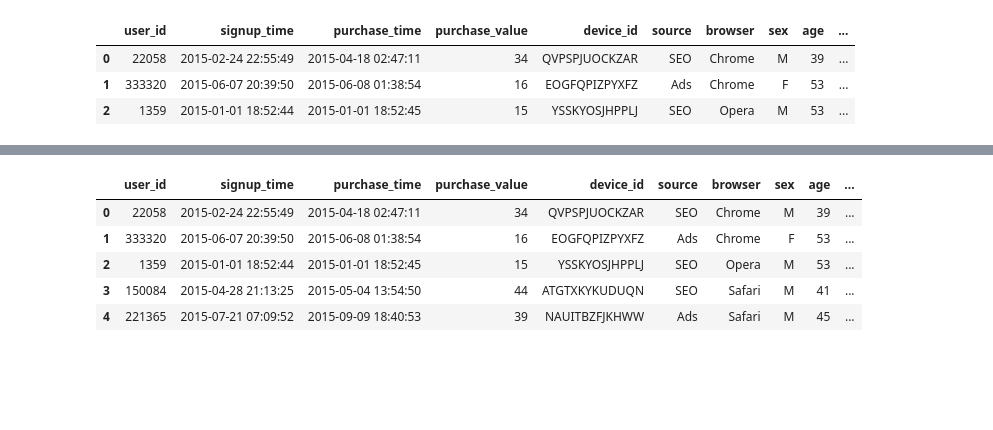
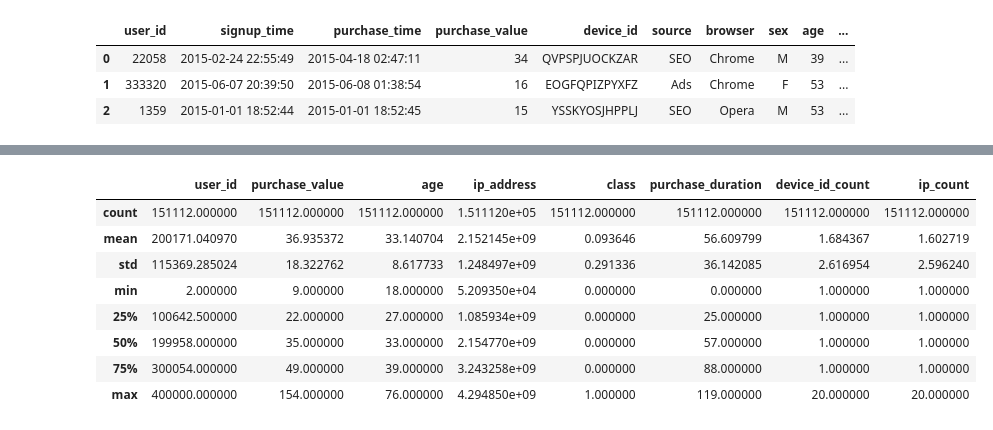
Before and after one commit to fdas3213/data-challenges, a Jupyter notebook: fraudulant activity/fraudulant activity.ipynb, the cells around one changed output, grey strips where cells are left out. Cells and saved outputs as stored; diff of their text form; code cells hidden in the pictures; blank space fills up the shorter version.

```diff
--- a/fraudulant activity/fraudulant activity.ipynb
+++ b/fraudulant activity/fraudulant activity.ipynb
@@ -38,3 +40,12 @@ class  has: 0.0% null values
+# %%
+user['country'] = user['ip_address'].map(lambda val: country.loc[(country.lower_bound_ip_address < val) & \
+                                                    (country.upper_bound_ip_address > val), 'country'].values)
+user['country'] = user['country'].map(lambda row: row[0] if len(row) > 0 else '')
+# %%
+#create a new feature purchase duration = purchase_time - signup_time in days
+user['signup_time'] = user['signup_time'].apply(lambda row: datetime.strptime(row, "%Y-%m-%d %H:%M:%S"))
+user['purchase_time'] = user['purchase_time'].apply(lambda row: datetime.strptime(row, "%Y-%m-%d %H:%M:%S"))
+user['purchase_duration'] = user.apply(lambda x: (x['purchase_time'].to_pydatetime() - x['signup_time'].to_pydatetime()).days, axis = 1)
 # %%
 user.head(3)
 # %% [output]
@@ -53,0 +56,8 @@ KeyboardInterrupt:
+# %%
+#add these two columns 'device_id_count' and 'ip_count'
+device = user.groupby(['device_id'])['user_id'].count().reset_index(name = 'device_id_count')
+ip = user.groupby(['ip_address'])['user_id'].count().reset_index(name = 'ip_count')
+# %%
+user = pd.merge(user, device, how = 'inner', on = 'device_id')
+user = pd.merge(user, ip, how = 'inner', on = 'ip_address')
+user.head()
@@ -54,9 +91,12 @@ KeyboardInterrupt:
 # %%
-user.head()
+user.describe()
 # %% [output]
-|  | user_id | signup_time | purchase_time | purchase_value | device_id | source | browser | sex | age | ... |
-| 0 | 22058 | 2015-02-24 22:55:49 | 2015-04-18 02:47:11 | 34 | QVPSPJUOCKZAR | SEO | Chrome | M | 39 | ... |
-| 1 | 333320 | 2015-06-07 20:39:50 | 2015-06-08 01:38:54 | 16 | EOGFQPIZPYXFZ | Ads | Chrome | F | 53 | ... |
-| 2 | 1359 | 2015-01-01 18:52:44 | 2015-01-01 18:52:45 | 15 | YSSKYOSJHPPLJ | SEO | Opera | M | 53 | ... |
-| 3 | 150084 | 2015-04-28 21:13:25 | 2015-05-04 13:54:50 | 44 | ATGTXKYKUDUQN | SEO | Safari | M | 41 | ... |
-| 4 | 221365 | 2015-07-21 07:09:52 | 2015-09-09 18:40:53 | 39 | NAUITBZFJKHWW | Ads | Safari | M | 45 | ... |
+|  | user_id | purchase_value | age | ip_address | class | purchase_duration | device_id_count | ip_count |
+| count | 151112.000000 | 151112.000000 | 151112.000000 | 1.511120e+05 | 151112.000000 | 151112.000000 | 151112.000000 | 151112.000000 |
+| mean | 200171.040970 | 36.935372 | 33.140704 | 2.152145e+09 | 0.093646 | 56.609799 | 1.684367 | 1.602719 |
+| std | 115369.285024 | 18.322762 | 8.617733 | 1.248497e+09 | 0.291336 | 36.142085 | 2.616954 | 2.596240 |
+| min | 2.000000 | 9.000000 | 18.000000 | 5.209350e+04 | 0.000000 | 0.000000 | 1.000000 | 1.000000 |
+| 25% | 100642.500000 | 22.000000 | 27.000000 | 1.085934e+09 | 0.000000 | 25.000000 | 1.000000 | 1.000000 |
+| 50% | 199958.000000 | 35.000000 | 33.000000 | 2.154770e+09 | 0.000000 | 57.000000 | 1.000000 | 1.000000 |
+| 75% | 300054.000000 | 49.000000 | 39.000000 | 3.243258e+09 | 0.000000 | 88.000000 | 1.000000 | 1.000000 |
+| max | 400000.000000 | 154.000000 | 76.000000 | 4.294850e+09 | 1.000000 | 119.000000 | 20.000000 | 20.000000 |
```
Also changed, not shown: parts of 20 cells of this notebook, 1 other file.
